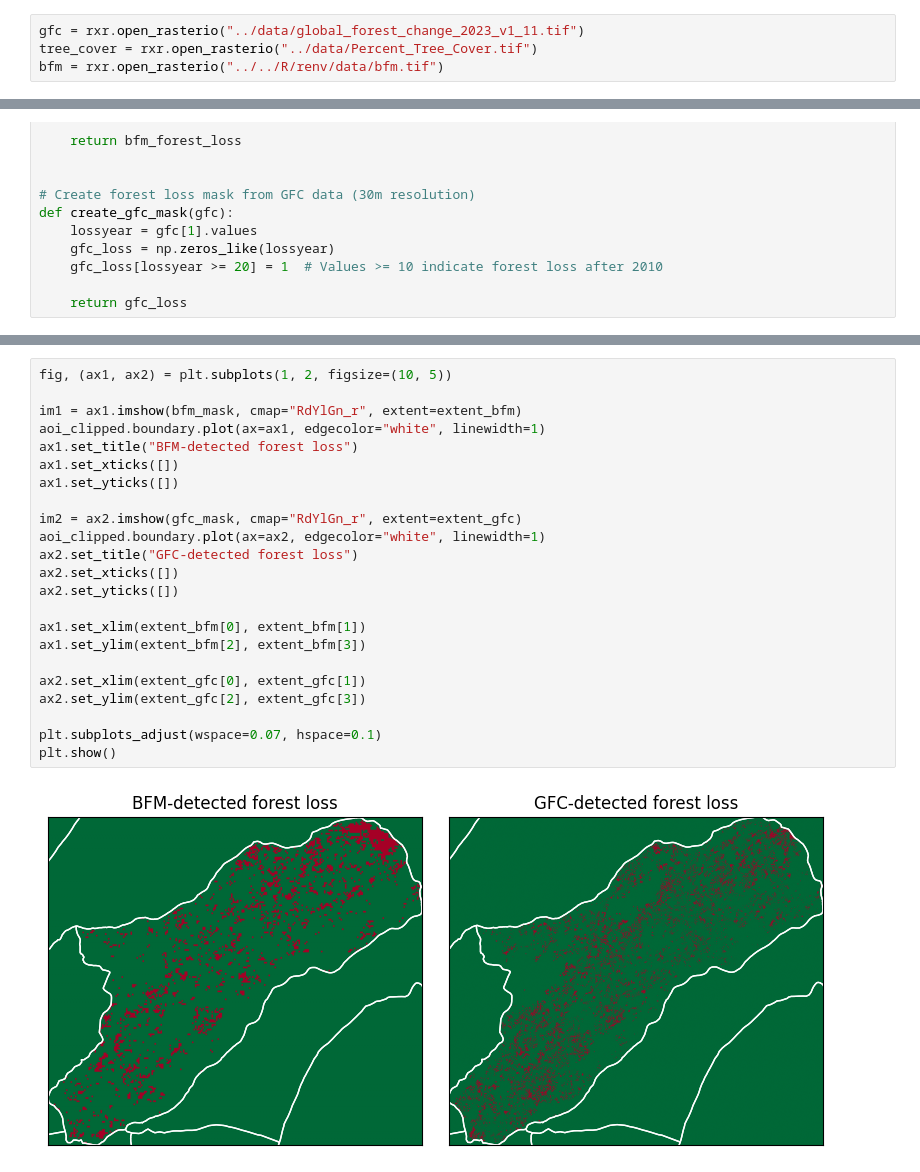
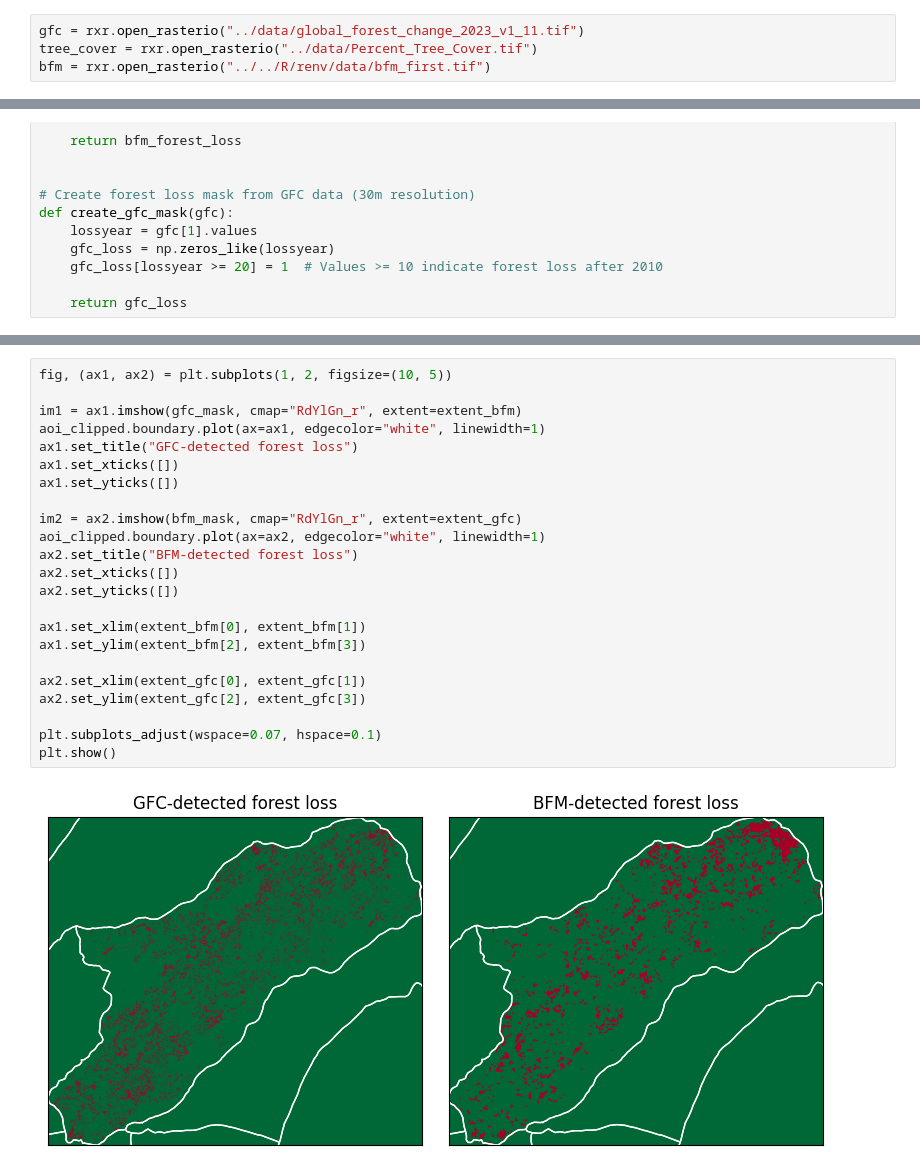
Before and after one commit to seima-osako/aeo-project, a Jupyter notebook: python/src/analysis.ipynb, the cells around one changed output, grey strips where cells are left out. Drawn from its saved outputs; the diff is of its cells as text.

```diff
--- a/python/src/analysis.ipynb
+++ b/python/src/analysis.ipynb
@@ -6,7 +10,7 @@ import rioxarray as rxr
 # %%
 gfc = rxr.open_rasterio("../data/global_forest_change_2023_v1_11.tif")
 tree_cover = rxr.open_rasterio("../data/Percent_Tree_Cover.tif")
-bfm = rxr.open_rasterio("../../R/renv/data/bfm.tif")
+bfm = rxr.open_rasterio("../../R/renv/data/bfm_first.tif")
 # %% [output]
 Warning 1: TIFFReadDirectory:Sum of Photometric type-related color channels and ExtraSamples doesn't match SamplesPerPixel. Defining non-color channels as ExtraSamples.
 # %%
@@ -112,28 +114,28 @@ aoi_clipped = aoi[aoi.intersects(bfm_bounds_box)]
 # %%
 fig, (ax1, ax2) = plt.subplots(1, 2, figsize=(10, 5))
 
-im1 = ax1.imshow(bfm_mask, cmap="RdYlGn_r", extent=extent_bfm)
+im1 = ax1.imshow(gfc_mask, cmap="RdYlGn_r", extent=extent_bfm)
 aoi_clipped.boundary.plot(ax=ax1, edgecolor="white", linewidth=1)
-ax1.set_title("BFM-detected forest loss")
+ax1.set_title("GFC-detected forest loss")
 ax1.set_xticks([])
 ax1.set_yticks([])
 
-im2 = ax2.imshow(gfc_mask, cmap="RdYlGn_r", extent=extent_gfc)
+im2 = ax2.imshow(bfm_mask, cmap="RdYlGn_r", extent=extent_gfc)
 aoi_clipped.boundary.plot(ax=ax2, edgecolor="white", linewidth=1)
-ax2.set_title("GFC-detected forest loss")
+ax2.set_title("BFM-detected forest loss")
 ax2.set_xticks([])
 ax2.set_yticks([])
 
 ax1.set_xlim(extent_bfm[0], extent_bfm[1])
 ax1.set_ylim(extent_bfm[2], extent_bfm[3])
 
 ax2.set_xlim(extent_gfc[0], extent_gfc[1])
 ax2.set_ylim(extent_gfc[2], extent_gfc[3])
 
 plt.subplots_adjust(wspace=0.07, hspace=0.1)
 plt.show()
 # %% [output]
-[figure, old version]
+[figure, new version]
 # %%
 # Calculate areas (multiply pixel count by respective resolution squared)
 bfm_area = np.sum(bfm_mask) * 0.25 * 0.25  # 250m resolution
```
Also changed, not shown: parts of 10 cells of this notebook, 1 other file.
